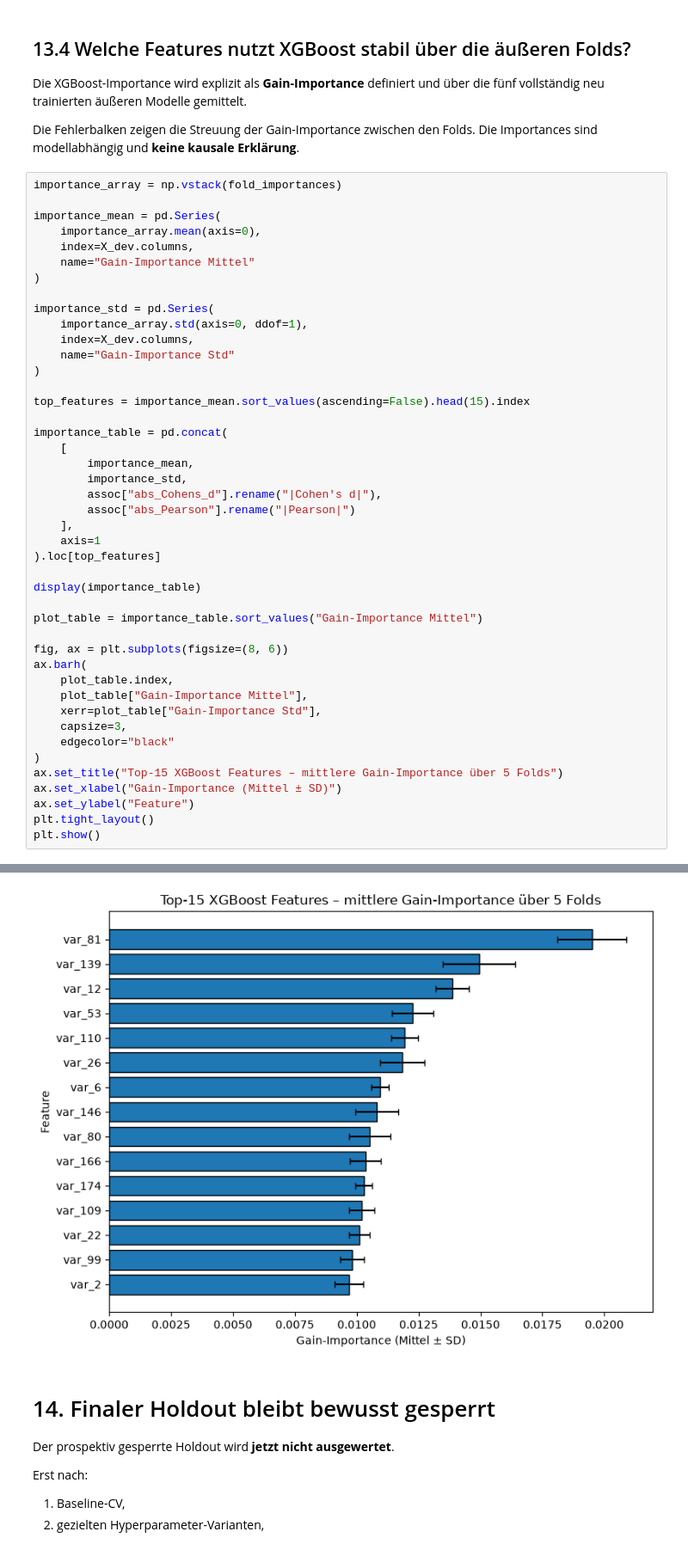
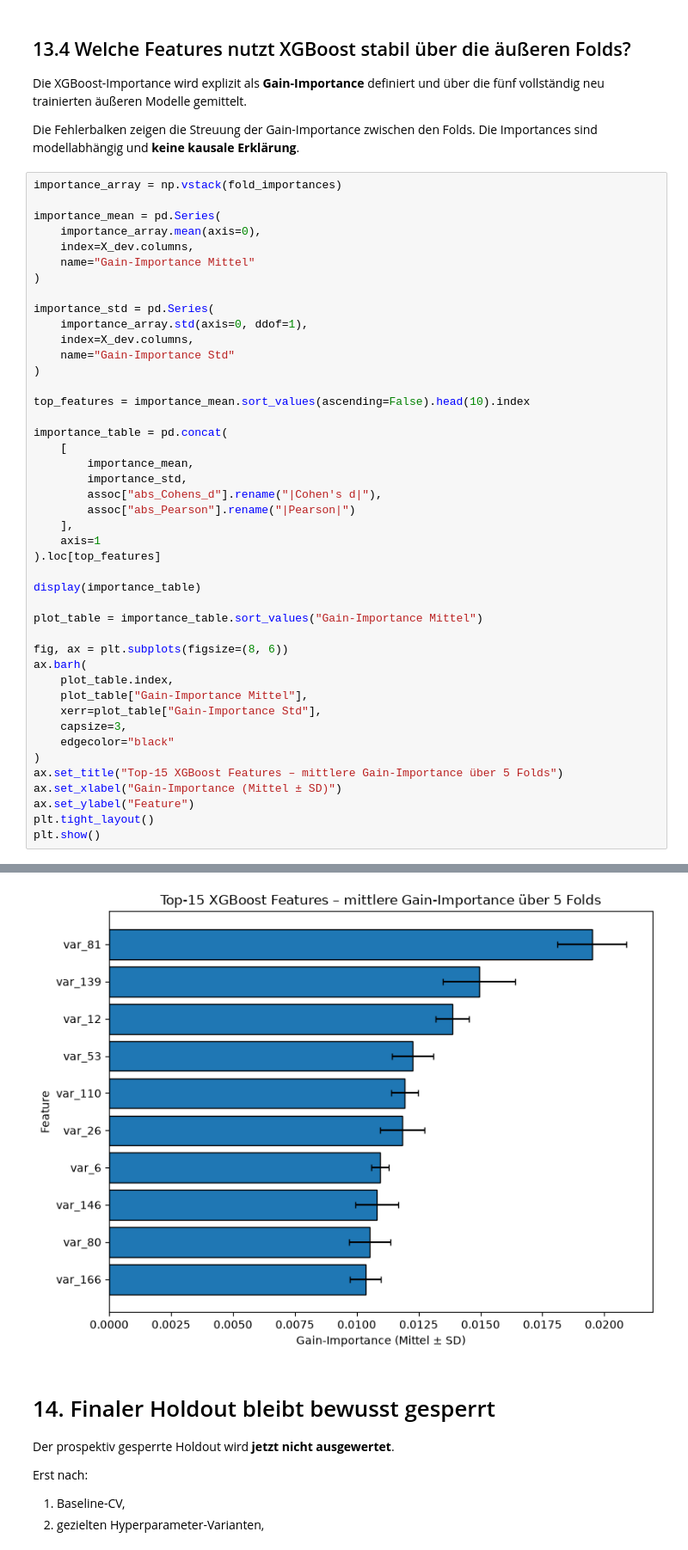
Before and after one commit to Cypshu/ADA_Project, a Jupyter notebook: Ang/Santander_EDA_Kompakt_XGBoost_v4_nestedCV_professionell.ipynb, the cells around one changed output, grey strips where cells are left out. Shown at 86% size. Drawn from its saved outputs; the diff is of its cells as text.

```diff
--- a/Ang/Santander_EDA_Kompakt_XGBoost_v4_nestedCV_professionell.ipynb
+++ b/Ang/Santander_EDA_Kompakt_XGBoost_v4_nestedCV_professionell.ipynb
@@ -929,7 +1293,7 @@ importance_std = pd.Series(
     name="Gain-Importance Std"
 )
 
-top_features = importance_mean.sort_values(ascending=False).head(15).index
+top_features = importance_mean.sort_values(ascending=False).head(10).index
 
 importance_table = pd.concat(
     [
@@ -978,4 +1337,4 @@ plt.show()
-[figure, old version]
+[figure, new version]
 # %% [markdown]
 # 14. Finaler Holdout bleibt bewusst gesperrt
 
```
Also changed, not shown: parts of 24 cells of this notebook.
